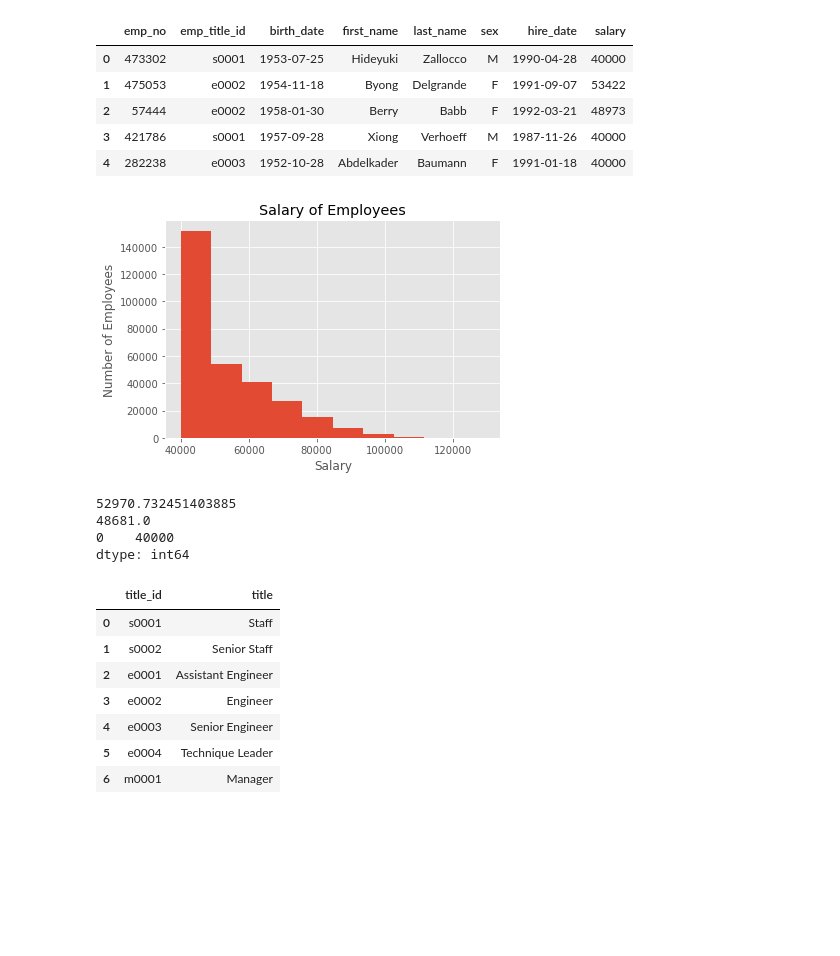
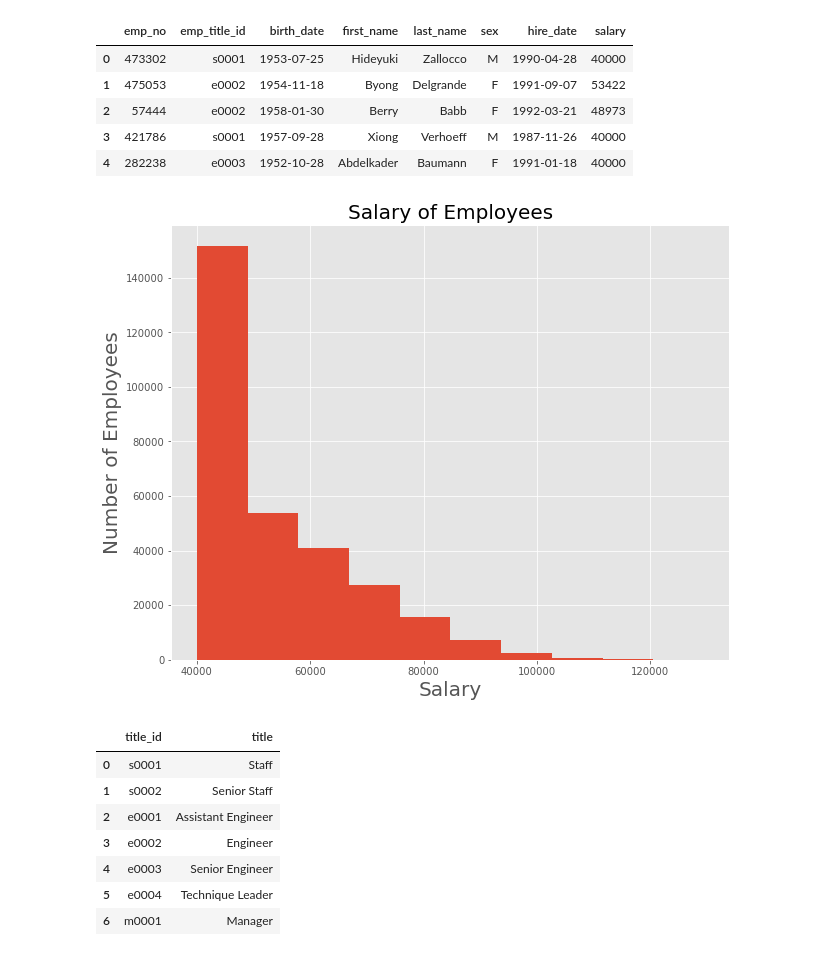
Before and after one commit to Terra999/sql-challenge, a Jupyter notebook: sql_bonus_work.ipynb, the cells around one changed output. Cells and saved outputs as stored; diff of their text form; code cells hidden in the pictures; blank space fills up the shorter version.

```diff
--- a/sql_bonus_work.ipynb
+++ b/sql_bonus_work.ipynb
@@ -51,20 +51,18 @@ combined_data.head()
 # %%
+# Create histogram of most common salary ranges of employees
 plt.style.use('ggplot')
+plt.figure(figsize = (10,8))
 plt.hist(combined_data['salary'])
-plt.xlabel('Salary')
-plt.ylabel('Number of Employees')
-plt.title('Salary of Employees')
+plt.xlabel('Salary', fontsize = 20)
+plt.ylabel('Number of Employees', fontsize = 20)
+plt.title('Salary of Employees', fontsize = 20)
 
 plt.show()
-print(combined_data['salary'].mean())
-print(combined_data['salary'].median())
-print(combined_data['salary'].mode())
+# print(combined_data['salary'].mean())
+# print(combined_data['salary'].median())
+# print(combined_data['salary'].mode())
 # %% [output]
-[figure, old version]
+[figure, new version]
-52970.732451403885
-48681.0
-0    40000
-dtype: int64
 # %%
 # Read and view 'titles' table
 sql_title_data = pd.read_sql("select * from titles", conn)
```
Also changed, not shown: parts of 6 cells of this notebook, 2 other files.
